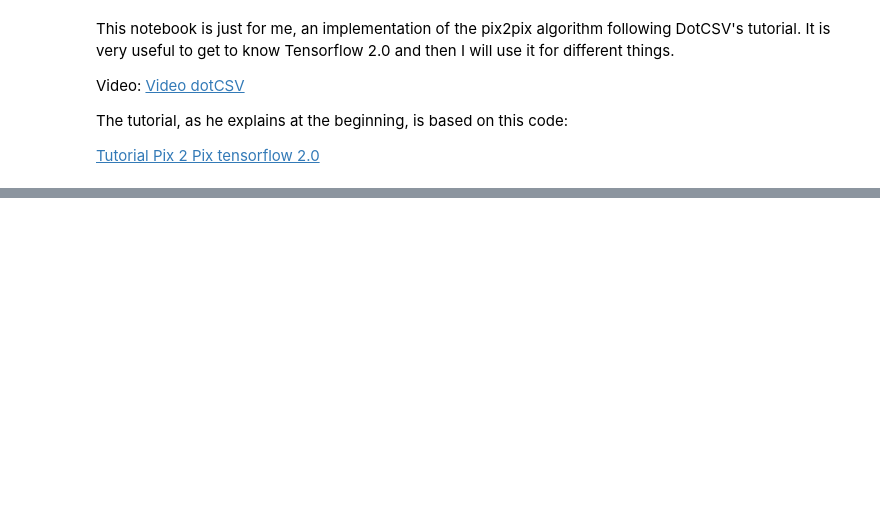
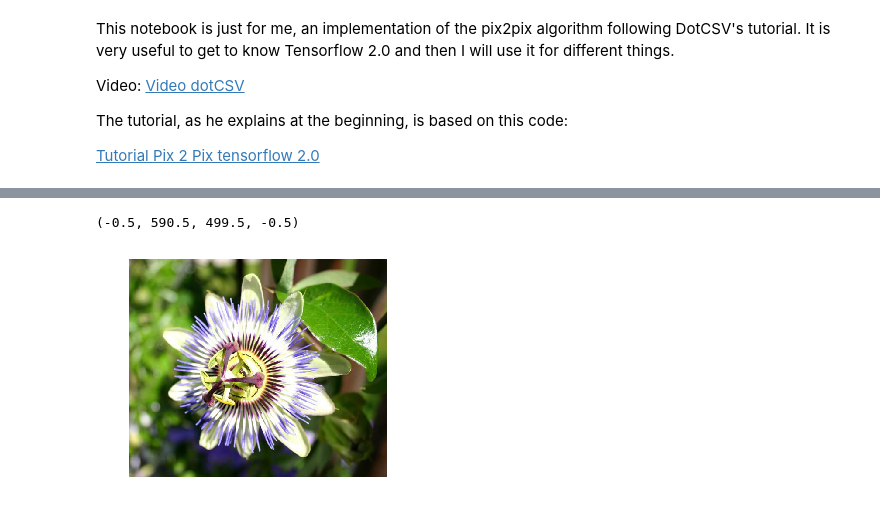
Before and after one commit to DrAlexSanz/Pix2Pix-DOTCSV, a Jupyter notebook: Pix2Pix_DOTCSV.ipynb, the cells around one changed output, grey strips where cells are left out. Drawn from its saved outputs; the diff is of its cells as text; code cells hidden in the pictures; blank space fills up the shorter version.

```diff
--- a/Pix2Pix_DOTCSV.ipynb
+++ b/Pix2Pix_DOTCSV.ipynb
@@ -32,0 +45,8 @@ CKPATH = PATH = "/content/drive/My Drive/Pix2PixFlowers/Checkpoints"
+# %%
+a = INPATH + "/image_00001.jpg"
+a = mpimg.imread(a)
+plt.imshow(a)
+plt.axis("off")
+# %% [output]
+(-0.5, 590.5, 499.5, -0.5)
+[figure, added]
```
Also changed, not shown: parts of 3 cells of this notebook.
